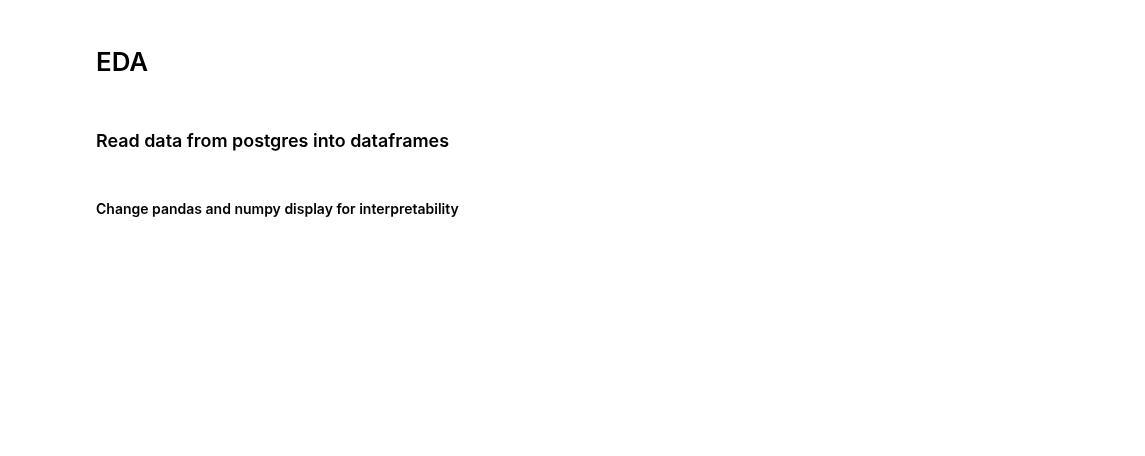
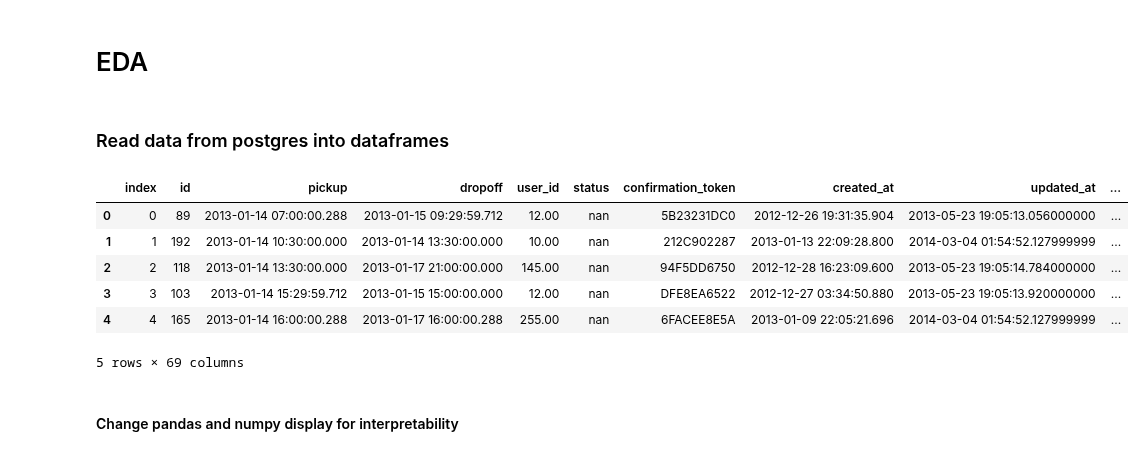
Before and after one commit to mengeling/silvercar-cancellation-predictor, a Jupyter notebook: EDA/EDA_reservations.ipynb, the cells around one changed output. Saved outputs shown, nothing was run; the diff lists cells and outputs as text; code cells hidden in the pictures; blank space fills up the shorter version.

```diff
--- a/EDA/EDA_reservations.ipynb
+++ b/EDA/EDA_reservations.ipynb
@@ -21,3 +20,13 @@ df = pd.read_sql_table("reservations", engine)
+# %%
+df.head()
+# %% [output]
+|  | index | id | pickup | dropoff | user_id | status | confirmation_token | created_at | updated_at | ... |
+| 0 | 0 | 89 | 2013-01-14 07:00:00.288 | 2013-01-15 09:29:59.712 | 12.00 | nan | 5B23231DC0 | 2012-12-26 19:31:35.904 | 2013-05-23 19:05:13.056000000 | ... |
+| 1 | 1 | 192 | 2013-01-14 10:30:00.000 | 2013-01-14 13:30:00.000 | 10.00 | nan | 212C902287 | 2013-01-13 22:09:28.800 | 2014-03-04 01:54:52.127999999 | ... |
+| 2 | 2 | 118 | 2013-01-14 13:30:00.000 | 2013-01-17 21:00:00.000 | 145.00 | nan | 94F5DD6750 | 2012-12-28 16:23:09.600 | 2013-05-23 19:05:14.784000000 | ... |
+| 3 | 3 | 103 | 2013-01-14 15:29:59.712 | 2013-01-15 15:00:00.000 | 12.00 | nan | DFE8EA6522 | 2012-12-27 03:34:50.880 | 2013-05-23 19:05:13.920000000 | ... |
+| 4 | 4 | 165 | 2013-01-14 16:00:00.288 | 2013-01-17 16:00:00.288 | 255.00 | nan | 6FACEE8E5A | 2013-01-09 22:05:21.696 | 2014-03-04 01:54:52.127999999 | ... |
+5 rows × 69 columns
 # %% [markdown]
 #### Change pandas and numpy display for interpretability
 # %%
```
Also changed, not shown: parts of 2 cells of this notebook, 7 other files.
